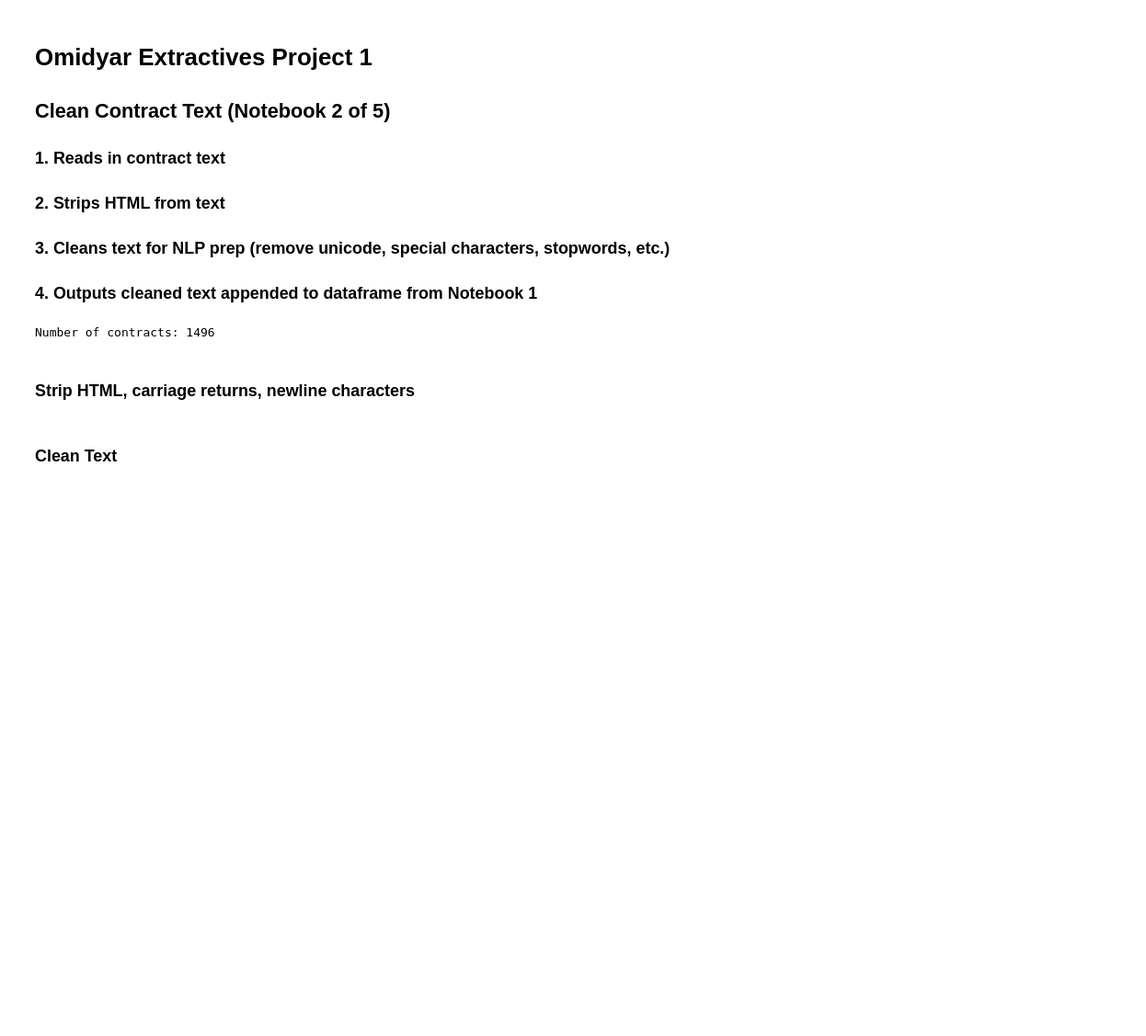
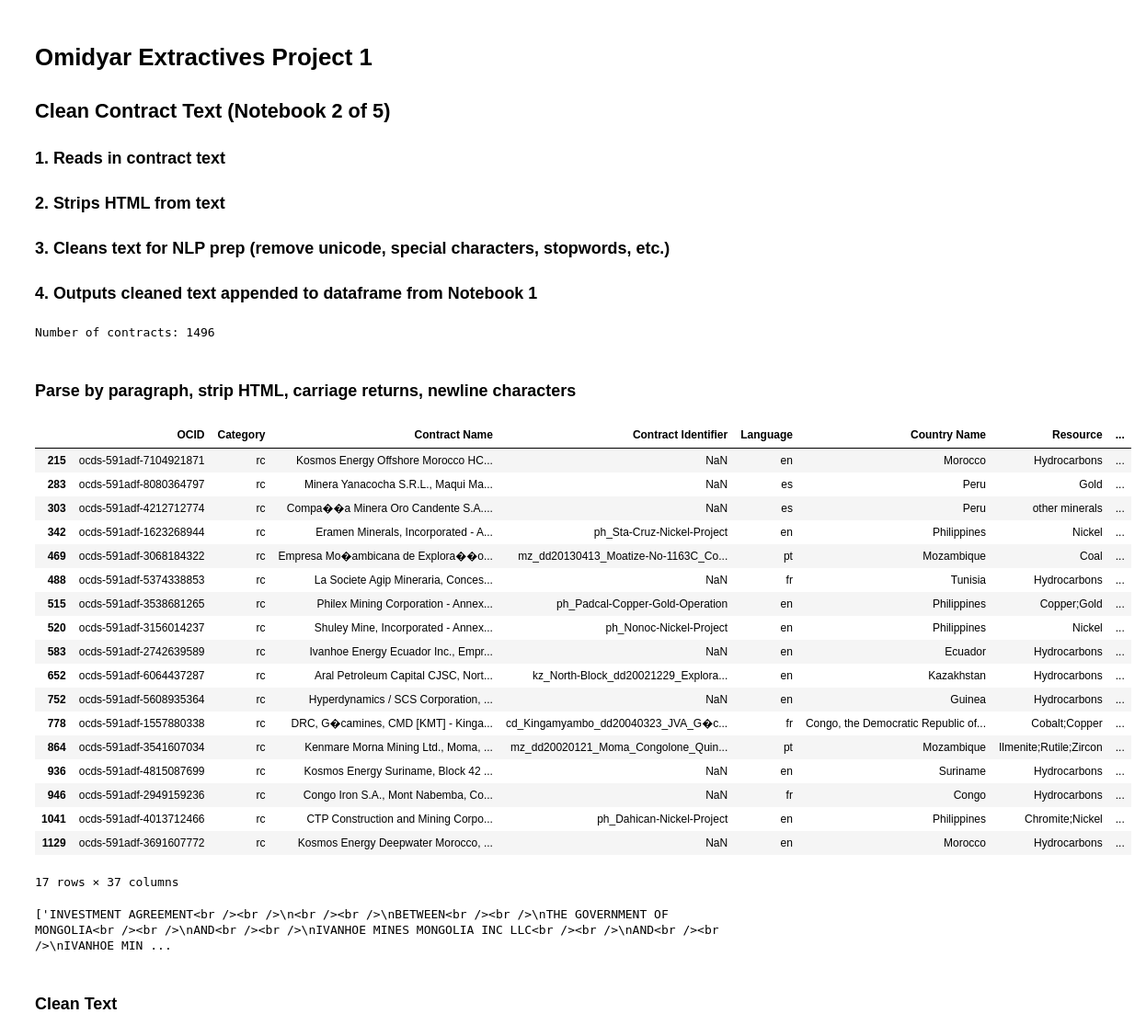
Before and after one commit to datakind/NRGI_Extractives_Contract_Toolkit, a Jupyter notebook: 2_ON1_Clean_Text.ipynb, the cells around one changed output. Shown: that part at 92% size. Saved outputs shown, nothing was run; the diff lists cells and outputs as text; code cells hidden in the pictures; blank space fills up the shorter version.

```diff
--- a/2_ON1_Clean_Text.ipynb
+++ b/2_ON1_Clean_Text.ipynb
@@ -30,7 +30,10 @@ print "Number of contracts: " + str(len(contracts))
 # %% [output]
 Number of contracts: 1496
 # %% [markdown]
-### Strip HTML, carriage returns, newline characters
+### Parse by paragraph, strip HTML, carriage returns, newline characters
+# %%
+def get_paragraphs(text):
+    return re.split('\s{4,}',text)
 # %%
 class MLStripper(HTMLParser):
     def __init__(self):
@@ -45,6 +48,35 @@ def strip_tags(html):
     s = MLStripper()
     s.feed(html)
     return s.get_data()
+# %%
+contracts['Text_by_Paragraph'] = contracts['Contract_Text'].apply(get_paragraphs)
+# %%
+pd.set_option('max_colwidth',200)
+contracts[contracts['Text_by_Paragraph'].map(len) ==2]
+# %% [output]
+|  | OCID | Category | Contract Name | Contract Identifier | Language | Country Name | Resource | ... |
+| 215 | ocds-591adf-7104921871 | rc | Kosmos Energy Offshore Morocco HC... | NaN | en | Morocco | Hydrocarbons | ... |
+| 283 | ocds-591adf-8080364797 | rc | Minera Yanacocha S.R.L., Maqui Ma... | NaN | es | Peru | Gold | ... |
+| 303 | ocds-591adf-4212712774 | rc | Compa��a Minera Oro Candente S.A.... | NaN | es | Peru | other minerals | ... |
+| 342 | ocds-591adf-1623268944 | rc | Eramen Minerals, Incorporated - A... | ph_Sta-Cruz-Nickel-Project | en | Philippines | Nickel | ... |
+| 469 | ocds-591adf-3068184322 | rc | Empresa Mo�ambicana de Explora��o... | mz_dd20130413_Moatize-No-1163C_Co... | pt | Mozambique | Coal | ... |
+| 488 | ocds-591adf-5374338853 | rc | La Societe Agip Mineraria, Conces... | NaN | fr | Tunisia | Hydrocarbons | ... |
+| 515 | ocds-591adf-3538681265 | rc | Philex Mining Corporation - Annex... | ph_Padcal-Copper-Gold-Operation | en | Philippines | Copper;Gold | ... |
+| 520 | ocds-591adf-3156014237 | rc | Shuley Mine, Incorporated - Annex... | ph_Nonoc-Nickel-Project | en | Philippines | Nickel | ... |
+| 583 | ocds-591adf-2742639589 | rc | Ivanhoe Energy Ecuador Inc., Empr... | NaN | en | Ecuador | Hydrocarbons | ... |
+| 652 | ocds-591adf-6064437287 | rc | Aral Petroleum Capital CJSC, Nort... | kz_North-Block_dd20021229_Explora... | en | Kazakhstan | Hydrocarbons | ... |
+| 752 | ocds-591adf-5608935364 | rc | Hyperdynamics / SCS Corporation, ... | NaN | en | Guinea | Hydrocarbons | ... |
+| 778 | ocds-591adf-1557880338 | rc | DRC, G�camines, CMD [KMT] - Kinga... | cd_Kingamyambo_dd20040323_JVA_G�c... | fr | Congo, the Democratic Republic of... | Cobalt;Copper | ... |
+| 864 | ocds-591adf-3541607034 | rc | Kenmare Morna Mining Ltd., Moma, ... | mz_dd20020121_Moma_Congolone_Quin... | pt | Mozambique | Ilmenite;Rutile;Zircon | ... |
+| 936 | ocds-591adf-4815087699 | rc | Kosmos Energy Suriname, Block 42 ... | NaN | en | Suriname | Hydrocarbons | ... |
+| 946 | ocds-591adf-2949159236 | rc | Congo Iron S.A., Mont Nabemba, Co... | NaN | fr | Congo | Hydrocarbons | ... |
+| 1041 | ocds-591adf-4013712466 | rc | CTP Construction and Mining Corpo... | ph_Dahican-Nickel-Project | en | Philippines | Chromite;Nickel | ... |
+| 1129 | ocds-591adf-3691607772 | rc | Kosmos Energy Deepwater Morocco, ... | NaN | en | Morocco | Hydrocarbons | ... |
+17 rows × 37 columns
+# %%
+contracts['Text_by_Paragraph'][0]
+# %% [output]
+['INVESTMENT AGREEMENT<br /><br />\n<br /><br />\nBETWEEN<br /><br />\nTHE GOVERNMENT OF MONGOLIA<br /><br />\nAND<br /><br />\nIVANHOE MINES MONGOLIA INC LLC<br /><br />\nAND<br /><br />\nIVANHOE MIN ...
 # %%
 contracts['HTML_Stripped_Text'] = contracts['Contract_Text'].apply(strip_tags)
 # %%
```
Also changed, not shown: 1 other file.
